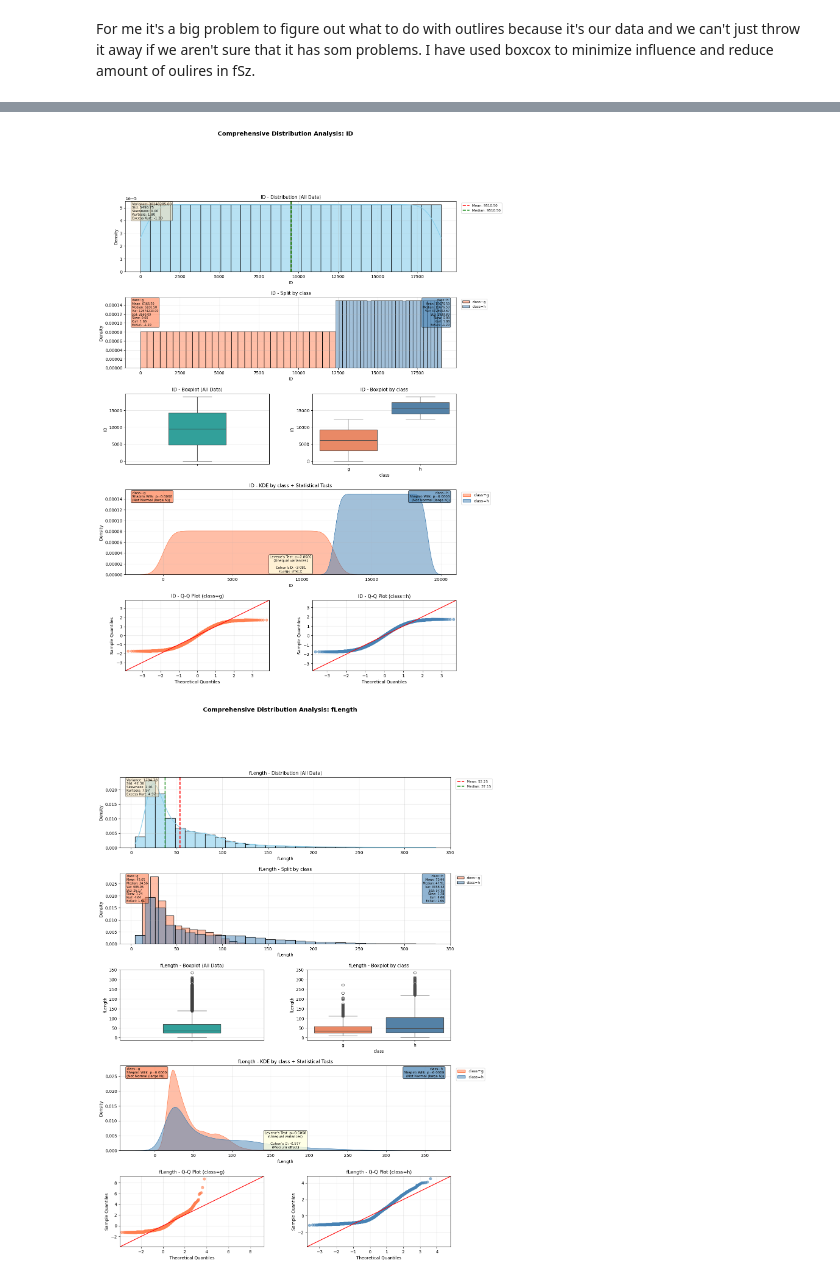
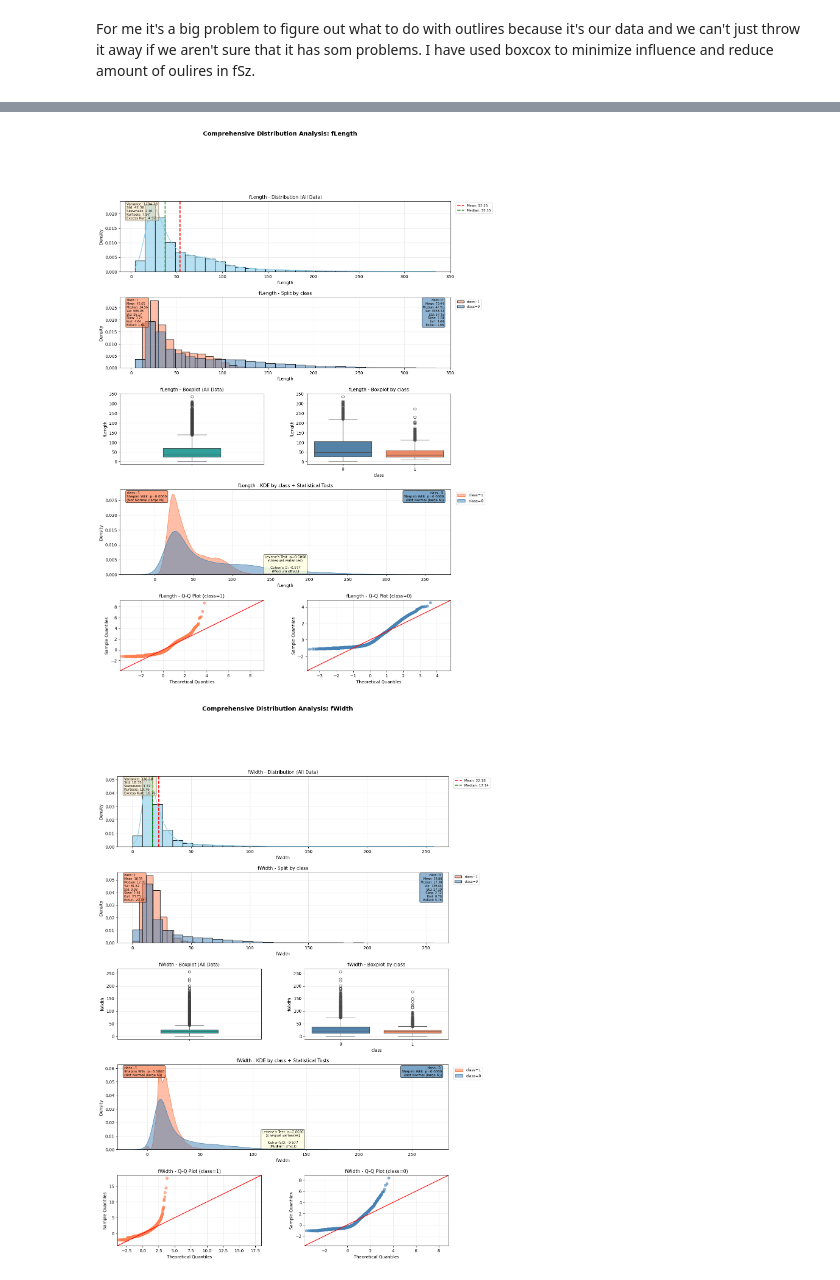
Before and after one commit to nikitaazz/zneus-telescope, a Jupyter notebook: Main.ipynb, the cells around one changed output, grey strips where cells are left out. Drawn from its saved outputs; the diff is of its cells as text; code cells hidden in the pictures.

```diff
--- a/Main.ipynb
+++ b/Main.ipynb
@@ -18,6 +18,11 @@ df.columns = df.columns.astype(str).str.strip() \
 
 df['class'] = df['class'].str.decode('utf-8')
 df['fSize'], _ = boxcox(df['fSize'])
+
+# strip whitespace from string columns
+str_cols = df.select_dtypes(include=['object']).columns
+for col in str_cols:
+    df[col] = df[col].str.strip()
 # %%
 df.head()
 # %% [output]
@@ -101,3 +106,9 @@ fAlpha      0
 fDist       0
 class       0
 dtype: int64
+# %%
+# we will do binary classification and thus we need to convert the target variable to 0 and 1
+class_mapping = {'g': 1, 'h': 0}
+df['class'] = df['class'].map(class_mapping)
+
+df.head()
@@ -104,3 +144,7 @@ dtype: int64
+# %%
+data_all = df[col].dropna()
+data_g = df[df['class'] == 0][col].dropna()  # 1 for 'g'
+data_h = df[df['class'] == 1][col].dropna()  # 0 for 'h'
 # %%
 numeric_df = df.select_dtypes(include=[np.number])
 cols = numeric_df.columns
@@ -257,11 +303,14 @@ for col in cols_to_visualize:
     # Skip non-numeric columns
     if df[col].dtype not in [np.float64, np.int64, np.float32, np.int32]:
         continue
+    if col in ['ID', 'class']:  # skip identifier columns
+        continue
+
 
     # Prepare data
     data_all = df[col].dropna()
-    data_g = df[df['class'] == 'g'][col].dropna()
-    data_h = df[df['class'] == 'h'][col].dropna()
+    data_g = df[df['class'] == 1][col].dropna()  # class=1 ('g')
+    data_h = df[df['class'] == 0][col].dropna()  # class=0 ('h')
 
     # Skip if insufficient data
     if len(data_g) < 3 or len(data_h) < 3:
@@ -303,8 +352,8 @@ for col in cols_to_visualize:
     color_0 = 'coral'
     color_1 = 'steelblue'
 
-    sns.histplot(data_g, bins=30, color=color_0, alpha=0.5, label='class=g', ax=ax2, stat='density')
-    sns.histplot(data_h, bins=30, color=color_1, alpha=0.5, label='class=h', ax=ax2, stat='density')
+    sns.histplot(data_g, bins=30, color=color_0, alpha=0.5, label='class=1', ax=ax2, stat='density')
+    sns.histplot(data_h, bins=30, color=color_1, alpha=0.5, label='class=0', ax=ax2, stat='density')
 
     # Calculate statistics for each group
     mean_0, median_0 = data_g.mean(), data_g.median()
@@ -326,8 +375,8 @@ for col in cols_to_visualize:
     ax2.grid(True, alpha=0.3)
 
     # Text boxes for each group (color-coded)
-    textstr_0 = f'class=g:\nMean: {mean_0:.2f}\nMedian: {median_0:.2f}\nVar: {variance_0:.2f}\nStd: {std_0:.2f}\nSkew: {skewness_0:.2f}\nKurt: {kurt_0:.2f}\nExKurt: {excess_kurt_0:.2f}'
-    textstr_1 = f'class=h:\nMean: {mean_1:.2f}\nMedian: {median_1:.2f}\nVar: {variance_1:.2f}\nStd: {std_1:.2f}\nSkew: {skewness_1:.2f}\nKurt: {kurt_1:.2f}\nExKurt: {excess_kurt_1:.2f}'
+    textstr_0 = f'class=1:\nMean: {mean_0:.2f}\nMedian: {median_0:.2f}\nVar: {variance_0:.2f}\nStd: {std_0:.2f}\nSkew: {skewness_0:.2f}\nKurt: {kurt_0:.2f}\nExKurt: {excess_kurt_0:.2f}'
+    textstr_1 = f'class=0:\nMean: {mean_1:.2f}\nMedian: {median_1:.2f}\nVar: {variance_1:.2f}\nStd: {std_1:.2f}\nSkew: {skewness_1:.2f}\nKurt: {kurt_1:.2f}\nExKurt: {excess_kurt_1:.2f}'
 
     ax2.text(0.02, 0.98, textstr_0, transform=ax2.transAxes, fontsize=7,
              verticalalignment='top', bbox=dict(boxstyle='round', facecolor=color_0, alpha=0.6))
@@ -344,7 +393,7 @@ for col in cols_to_visualize:
     # ========== ROW 3, PLOT 2: Boxplots (split by class) - FIXED ==========
     ax4 = fig.add_subplot(gs[2, 1])
     df_temp = df[[col, 'class']].dropna()
-    sns.boxplot(x='class', y=col, data=df_temp, hue='class', palette=['coral', 'steelblue'], ax=ax4, legend=False)
+    sns.boxplot(x='class', y=col, data=df_temp, hue='class', palette=[color_1, color_0], ax=ax4, legend=False)
     ax4.set_title(f'{col} - Boxplot by class', fontsize=11)
     ax4.set_xlabel('class')
     ax4.set_ylabel(col)
@@ -352,8 +401,8 @@ for col in cols_to_visualize:
 
     # ========== ROW 4: Wide KDE plot + Statistical tests ==========
     ax5 = fig.add_subplot(gs[3, :])
-    sns.kdeplot(data_g, fill=True, color=color_0, label='class=g', alpha=0.5, ax=ax5)
-    sns.kdeplot(data_h, fill=True, color=color_1, label='class=h', alpha=0.5, ax=ax5)
+    sns.kdeplot(data_g, fill=True, color=color_0, label='class=1', alpha=0.5, ax=ax5)
+    sns.kdeplot(data_h, fill=True, color=color_1, label='class=0', alpha=0.5, ax=ax5)
     ax5.legend(loc='upper left', bbox_to_anchor=(1.01, 1), fontsize=9, frameon=True)
     ax5.set_title(f'{col} - KDE by class + Statistical Tests', fontsize=11)
     ax5.set_xlabel(col)
@@ -384,38 +433,38 @@ for col in cols_to_visualize:
         effect_interp = 'Small'
     elif abs(cohens_d) < 0.8:
         effect_interp = 'Medium'
     else:
         effect_interp = 'Large'
 
     # Text boxes for statistical tests
-    textstr_tests_0 = f"class=g:\nShapiro-Wilk: p={shapiro_0.pvalue:.4f}\n({shapiro_interp_0}{note_0})"
-    textstr_tests_1 = f"class=h:\nShapiro-Wilk: p={shapiro_1.pvalue:.4f}\n({shapiro_interp_1}{note_1})"
+    textstr_tests_0 = f"class=1:\nShapiro-Wilk: p={shapiro_0.pvalue:.4f}\n({shapiro_interp_0}{note_0})"
+    textstr_tests_1 = f"class=0:\nShapiro-Wilk: p={shapiro_1.pvalue:.4f}\n({shapiro_interp_1}{note_1})"
     textstr_tests_combined = f"Levene's Test: p={levene_test.pvalue:.4f}\n({levene_interp})\n\nCohen's D: {cohens_d:.3f}\n({effect_interp} effect)"
 
     ax5.text(0.02, 0.98, textstr_tests_0, transform=ax5.transAxes, fontsize=8,
              verticalalignment='top', bbox=dict(boxstyle='round', facecolor=color_0, alpha=0.7))
     ax5.text(0.98, 0.98, textstr_tests_1, transform=ax5.transAxes, fontsize=8,
              verticalalignment='top', horizontalalignment='right', bbox=dict(boxstyle='round', facecolor=color_1, alpha=0.7))
     ax5.text(0.5, 0.02, textstr_tests_combined, transform=ax5.transAxes, fontsize=8,
              verticalalignment='bottom', horizontalalignment='center', bbox=dict(boxstyle='round', facecolor='lightyellow', alpha=0.8))
 
-    # ========== ROW 5, PLOT 1: Q-Q plot for class=0 - FIXED ==========
+    # ========== ROW 5, PLOT 1: Q-Q plot for class=1 ==========
     ax6 = fig.add_subplot(gs[4, 0])
     sm.qqplot(data_g, line='45', ax=ax6, alpha=0.6, fit=True, markerfacecolor=color_0, markeredgecolor=color_0)
-    ax6.set_title(f'{col} - Q-Q Plot (class=g)', fontsize=11)
+    ax6.set_title(f'{col} - Q-Q Plot (class=1)', fontsize=11)
     ax6.grid(True, alpha=0.3)
 
-    # ========== ROW 5, PLOT 2: Q-Q plot for class=1 - FIXED ==========
+    # ========== ROW 5, PLOT 2: Q-Q plot for class=0 ==========
     ax7 = fig.add_subplot(gs[4, 1])
     sm.qqplot(data_h, line='45', ax=ax7, alpha=0.6, fit=True, markerfacecolor=color_1, markeredgecolor=color_1)
-    ax7.set_title(f'{col} - Q-Q Plot (class=h)', fontsize=11)
+    ax7.set_title(f'{col} - Q-Q Plot (class=0)', fontsize=11)
     ax7.grid(True, alpha=0.3)
 
     # Final figure title
     fig.suptitle(f'Comprehensive Distribution Analysis: {col}', fontsize=14, fontweight='bold', y=0.995)
 
     plt.show()
     # print(f"Completed visualization for: {col}\n" + "="*60)
 # %% [output]
-[figure, old version]
+[figure, new version]
-[figure, old version]
+[figure, new version]
```
Also changed, not shown: parts of 9 cells of this notebook.
